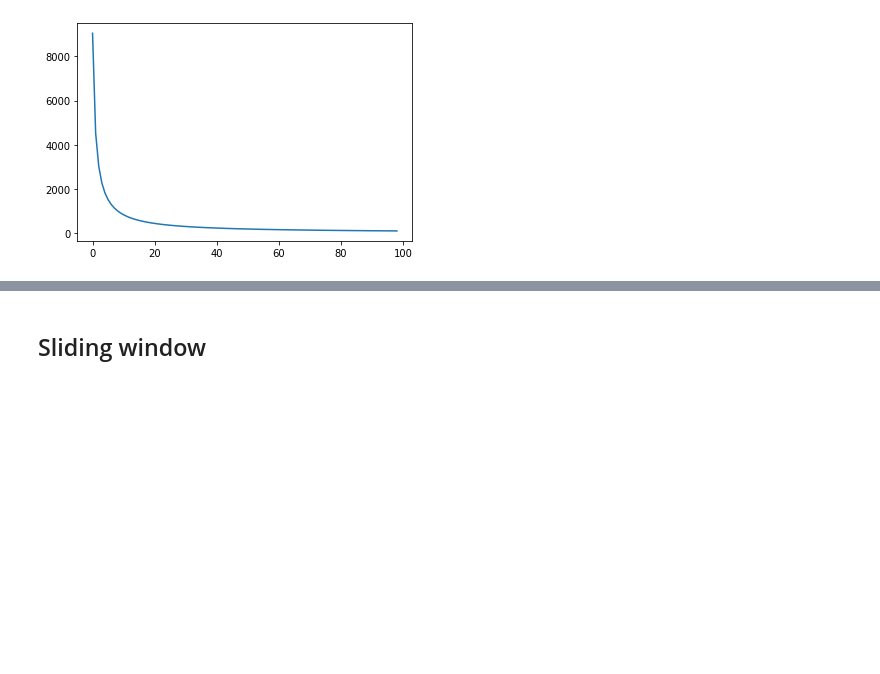
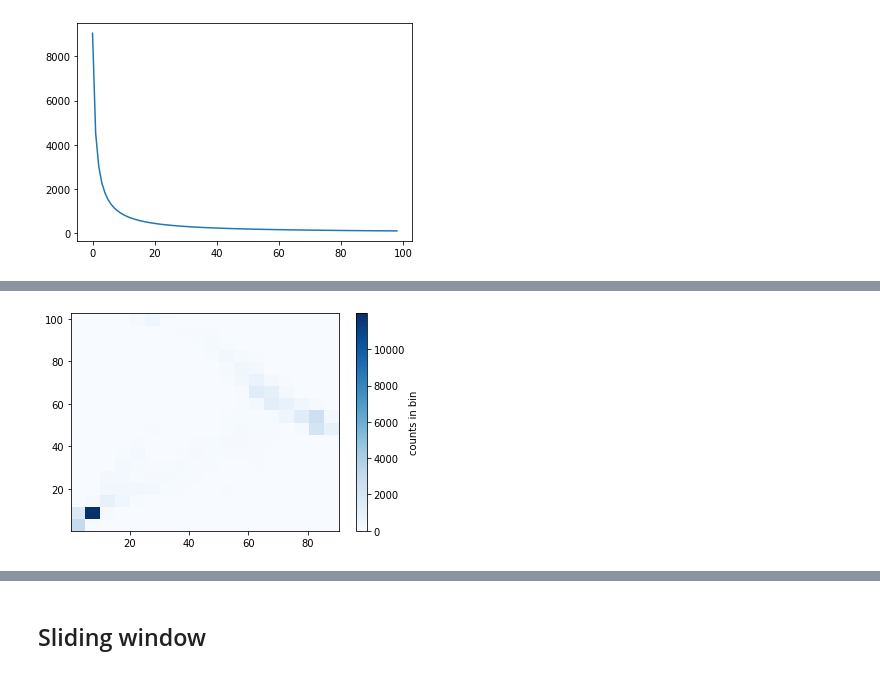
Before and after one commit to CamiVasz/Similarity, a Jupyter notebook: PR.ipynb, the cells around one changed output, grey strips where cells are left out. Saved outputs shown, nothing was run; the diff lists cells and outputs as text; code cells hidden in the pictures; blank space fills up the shorter version.

```diff
--- a/PR.ipynb
+++ b/PR.ipynb
@@ -410,0 +420,6 @@ plt.show()
+# %%
+plt.hist2d(t1, t2, bins=int(np.max(t1)/5), cmap='Blues')
+cb = plt.colorbar()
+cb.set_label('counts in bin')
+# %% [output]
+[figure, added]
```
Also changed, not shown: parts of 24 cells of this notebook.
